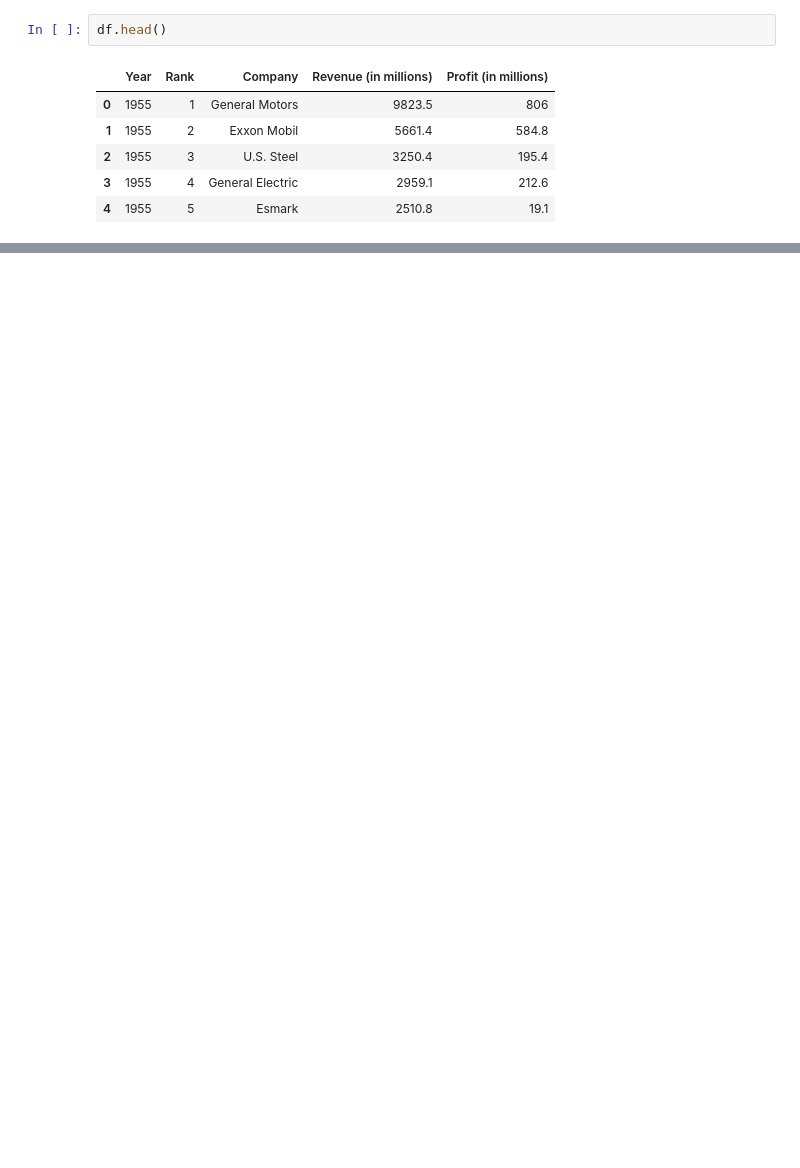
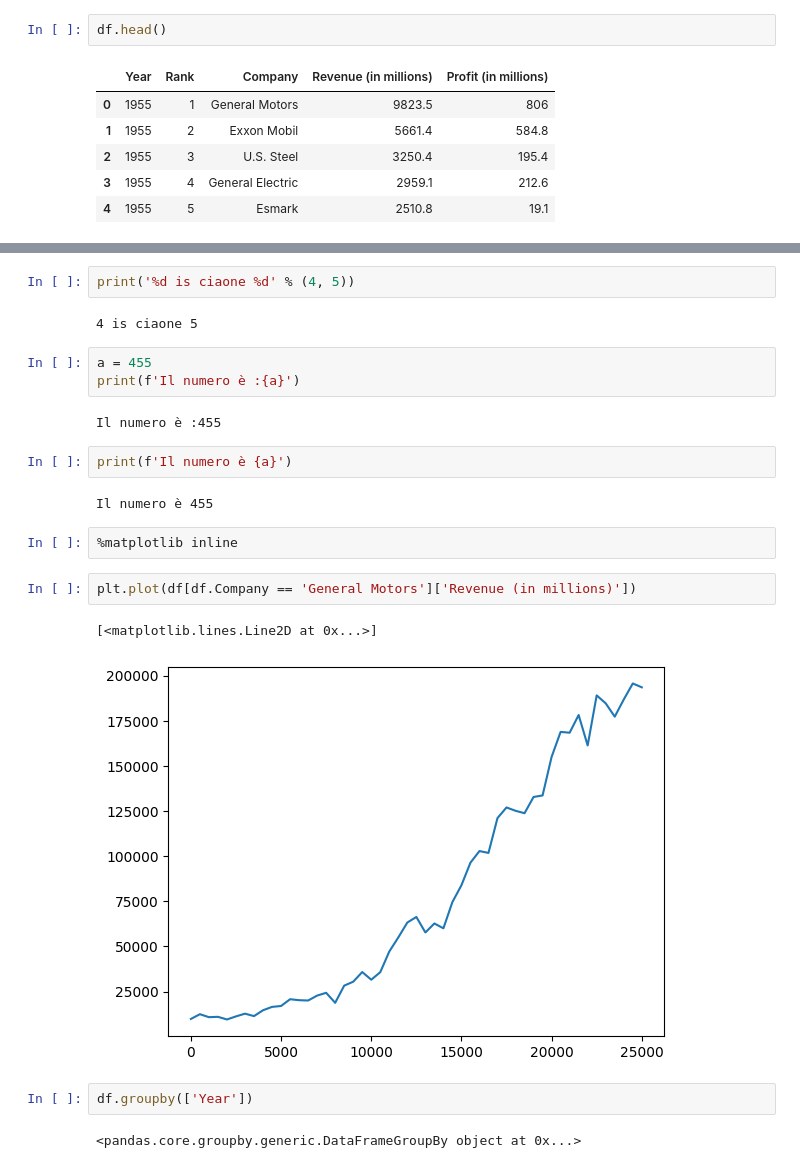
Before and after one commit to karmaisab84/prove_dash, a Jupyter notebook: Prova 001.ipynb, the cells around one changed output, grey strips where cells are left out. Cells and saved outputs as stored; diff of their text form; blank space fills up the shorter version.

```diff
--- a/Prova 001.ipynb
+++ b/Prova 001.ipynb
@@ -18,0 +29,24 @@ plt.plot(df[df.Company == 'General Motors']['Revenue (in millions)'])
+# %%
+print('%d is ciaone %d' % (4, 5))
+# %% [output]
+4 is ciaone 5
+# %%
+a = 455
+print(f'Il numero è :{a}')
+# %% [output]
+Il numero è :455
+# %%
+print(f'Il numero è {a}')
+# %% [output]
+Il numero è 455
+# %%
+%matplotlib inline
+# %%
+plt.plot(df[df.Company == 'General Motors']['Revenue (in millions)'])
+# %% [output]
+[<matplotlib.lines.Line2D at 0x...>]
+[figure, added]
+# %%
+df.groupby(['Year'])
+# %% [output]
+<pandas.core.groupby.generic.DataFrameGroupBy object at 0x...>
```
Also changed, not shown: parts of 18 cells of this notebook.
